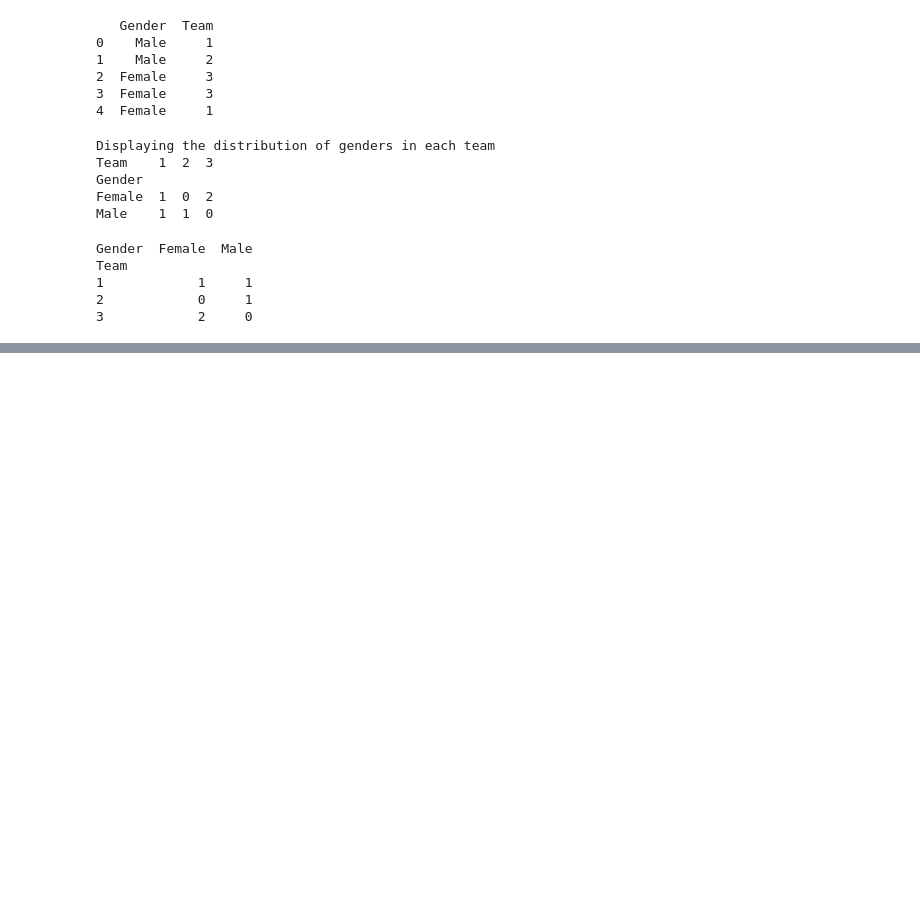
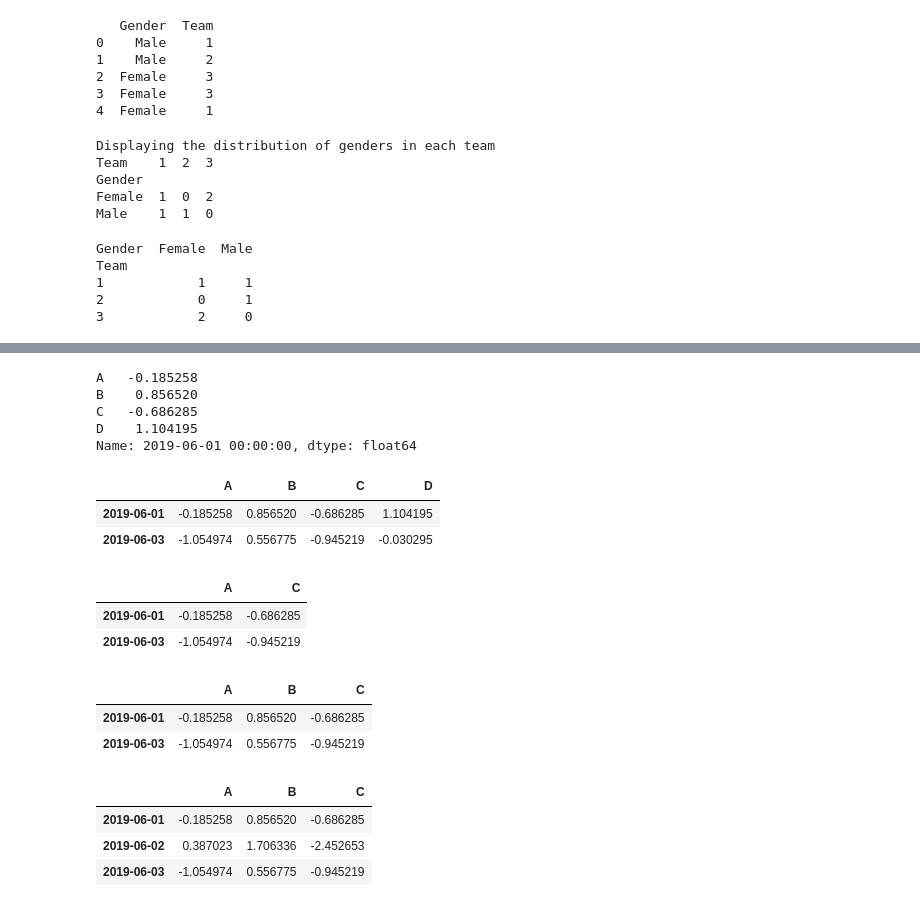
Before and after one commit to takuyatsuchida/book-python-machine-learning, a Jupyter notebook: chapter03.ipynb, the cells around one changed output, grey strips where cells are left out. Saved outputs shown, nothing was run; the diff lists cells and outputs as text; code cells hidden in the pictures; blank space fills up the shorter version.

```diff
--- a/chapter03.ipynb
+++ b/chapter03.ipynb
@@ -761,0 +808,36 @@ Team
+# %%
+df.loc['20190601']
+# %% [output]
+A   -0.185258
+B    0.856520
+C   -0.686285
+D    1.104195
+Name: 2019-06-01 00:00:00, dtype: float64
+# %%
+date1 = datetime(2019, 6, 1, 0, 0, 0)
+date2 = datetime(2019, 6, 3, 0, 0, 0)
+# %%
+df.loc[[date1, date2]]
+# %% [output]
+|  | A | B | C | D |
+| 2019-06-01 | -0.185258 | 0.856520 | -0.686285 | 1.104195 |
+| 2019-06-03 | -1.054974 | 0.556775 | -0.945219 | -0.030295 |
+# %%
+df.loc[[date1, date2], ['A', 'C']]
+# %% [output]
+|  | A | C |
+| 2019-06-01 | -0.185258 | -0.686285 |
+| 2019-06-03 | -1.054974 | -0.945219 |
+# %%
+df.loc[[date1, date2], 'A':'C']
+# %% [output]
+|  | A | B | C |
+| 2019-06-01 | -0.185258 | 0.856520 | -0.686285 |
+| 2019-06-03 | -1.054974 | 0.556775 | -0.945219 |
+# %%
+df.loc[date1:date2, 'A':'C']
+# %% [output]
+|  | A | B | C |
+| 2019-06-01 | -0.185258 | 0.856520 | -0.686285 |
+| 2019-06-02 | 0.387023 | 1.706336 | -2.452653 |
+| 2019-06-03 | -1.054974 | 0.556775 | -0.945219 |
```
Also changed, not shown: parts of 10 cells of this notebook.
